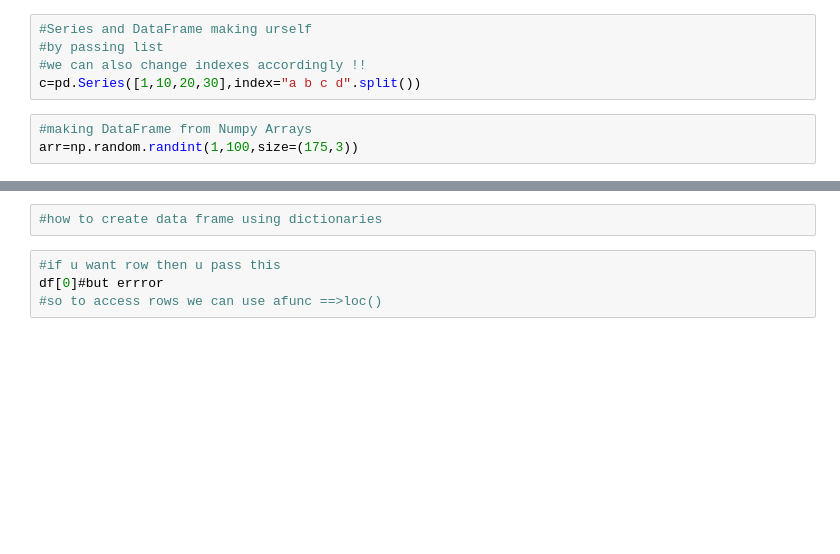
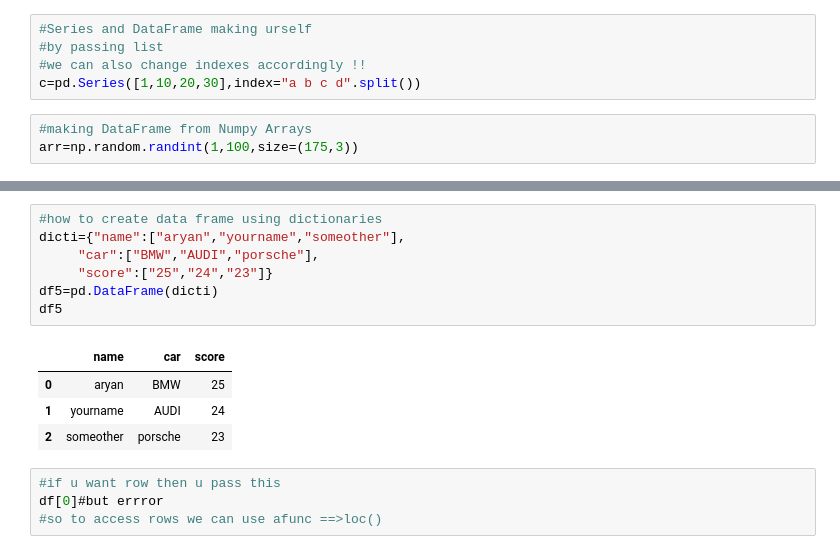
Before and after one commit to aryangulati/Python_Code, a Jupyter notebook: 2.)PYTHON_BASICS/PYTHON Pandas/Pandas.ipynb, the cells around one changed output, grey strips where cells are left out. Cells and saved outputs as stored; diff of their text form; blank space fills up the shorter version.

```diff
--- a/2.)PYTHON_BASICS/PYTHON Pandas/Pandas.ipynb
+++ b/2.)PYTHON_BASICS/PYTHON Pandas/Pandas.ipynb
@@ -175,5 +227,15 @@ pd.DataFrame(arr[:,:-1],columns=['f1','f2'])
 # %%
 #how to create data frame using dictionaries
+dicti={"name":["aryan","yourname","someother"],
+     "car":["BMW","AUDI","porsche"],
+     "score":["25","24","23"]}
+df5=pd.DataFrame(dicti)
+df5
+# %% [output]
+|  | name | car | score |
+| 0 | aryan | BMW | 25 |
+| 1 | yourname | AUDI | 24 |
+| 2 | someother | porsche | 23 |
 # %%
 #if u want row then u pass this
 df[0]#but errror
```
Also changed, not shown: parts of 8 cells of this notebook, 1 other file.
